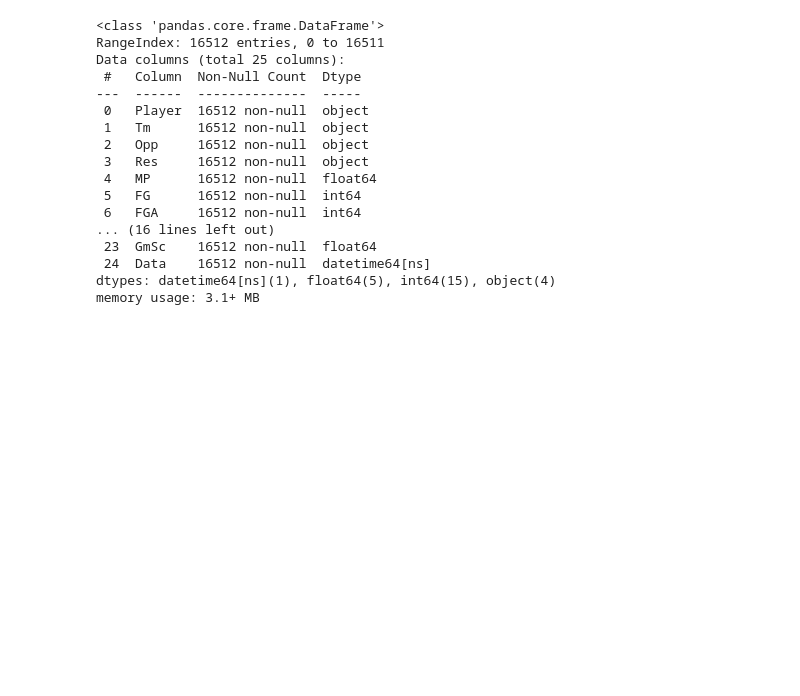
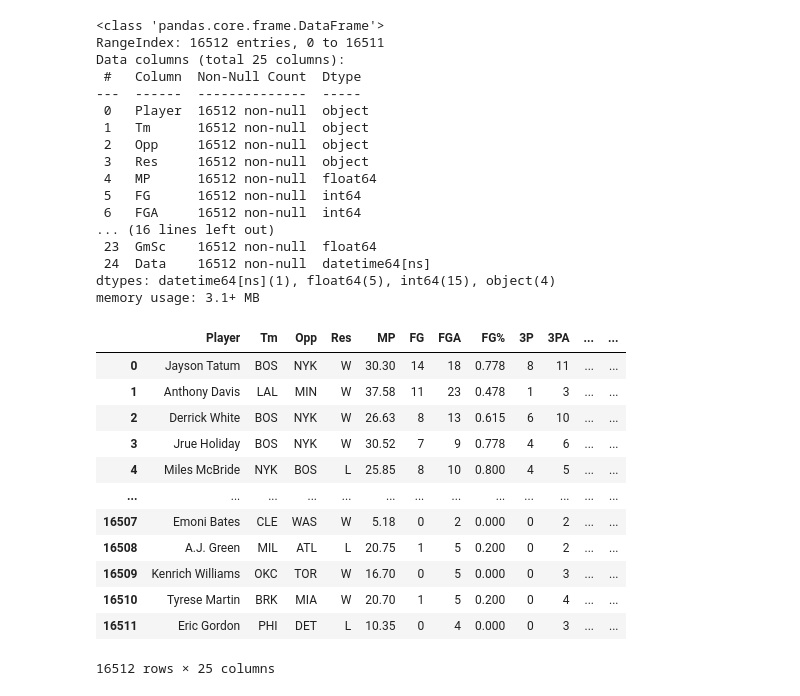
Before and after one commit to Medha-Subramaniyan/code_fun, a Jupyter notebook: nba_challenge.ipynb, the cells around one changed output. Cells and saved outputs as stored; diff of their text form; code cells hidden in the pictures; blank space fills up the shorter version.

```diff
--- a/nba_challenge.ipynb
+++ b/nba_challenge.ipynb
@@ -269,0 +264,20 @@ prod = stats_25[['Player','PTS', 'ORB', 'DRB', 'AST', 'STL', 'BLK', 'PF']]
+# %%
+stats_25
+#start engineering features we want
+#explore how those features behave (distirbutions / relationships)
+#formulate and test
+#visalize and communicate
+# %% [output]
+|  | Player | Tm | Opp | Res | MP | FG | FGA | FG% | 3P | 3PA | ... | ... |
+| 0 | Jayson Tatum | BOS | NYK | W | 30.30 | 14 | 18 | 0.778 | 8 | 11 | ... | ... |
+| 1 | Anthony Davis | LAL | MIN | W | 37.58 | 11 | 23 | 0.478 | 1 | 3 | ... | ... |
+| 2 | Derrick White | BOS | NYK | W | 26.63 | 8 | 13 | 0.615 | 6 | 10 | ... | ... |
+| 3 | Jrue Holiday | BOS | NYK | W | 30.52 | 7 | 9 | 0.778 | 4 | 6 | ... | ... |
+| 4 | Miles McBride | NYK | BOS | L | 25.85 | 8 | 10 | 0.800 | 4 | 5 | ... | ... |
+| ... | ... | ... | ... | ... | ... | ... | ... | ... | ... | ... | ... | ... |
+| 16507 | Emoni Bates | CLE | WAS | W | 5.18 | 0 | 2 | 0.000 | 0 | 2 | ... | ... |
+| 16508 | A.J. Green | MIL | ATL | L | 20.75 | 1 | 5 | 0.200 | 0 | 2 | ... | ... |
+| 16509 | Kenrich Williams | OKC | TOR | W | 16.70 | 0 | 5 | 0.000 | 0 | 3 | ... | ... |
+| 16510 | Tyrese Martin | BRK | MIA | W | 20.70 | 1 | 5 | 0.200 | 0 | 4 | ... | ... |
+| 16511 | Eric Gordon | PHI | DET | L | 10.35 | 0 | 4 | 0.000 | 0 | 3 | ... | ... |
+16512 rows × 25 columns
```
Also changed, not shown: parts of 9 cells of this notebook.
